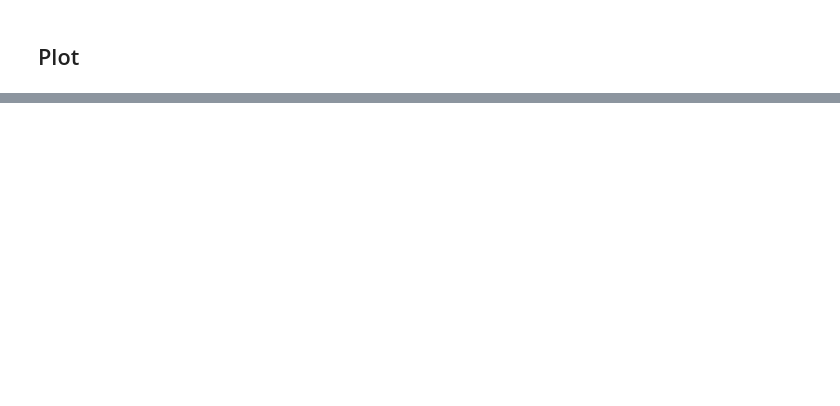
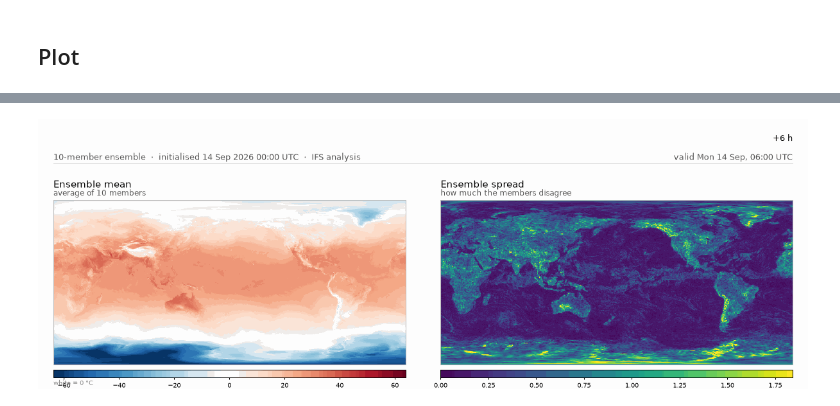
Before and after one commit to EmmaScharfmann/weather-benchmark, a Jupyter notebook: ensemble_explorer.ipynb, the cells around one changed output, grey strips where cells are left out. Cells and saved outputs as stored; diff of their text form; code cells hidden in the pictures; blank space fills up the shorter version.

Commit message:
add ensemble models

```diff
--- a/ensemble_explorer.ipynb
+++ b/ensemble_explorer.ipynb
@@ -204,26 +238,93 @@ plt.tight_layout(); plt.show()
 # %%
 import io as _io
 import imageio.v3 as iio
+import matplotlib as mpl
+from IPython.display import Image, display
+import io as _io
+import imageio.v3 as iio
+import matplotlib as mpl
 from IPython.display import Image, display
 
+TO_C = VARIABLE in ("t2m", "d2m", "skt", "stl1", "stl2")
+VAR_LABEL = {
+    "t2m": "2 m temperature", "d2m": "2 m dewpoint", "skt": "skin temperature",
+    "msl": "mean sea level pressure", "u10m": "10 m U wind", "v10m": "10 m V wind",
+}.get(VARIABLE, VARIABLE)
+
+mean_all = fc.mean(dim=ENS)
+if TO_C:
+    mean_all = mean_all - 273.15
+
+lim = float(np.nanpercentile(np.abs(mean_all.values), 99))
+norm = mpl.colors.TwoSlopeNorm(vmin=-lim, vcenter=0.0, vmax=lim)
 sp_max = float(fc.std(dim=ENS, ddof=1).quantile(0.99))
-v0, v1 = float(fc.quantile(0.02)), float(fc.quantile(0.98))
+unit = "°C" if TO_C else ""
+n_mem = fc.sizes[ENS]
+init_label = pd.Timestamp(INIT_TIME).strftime("%d %b %Y %H:%M UTC")
+
 frames = []
-
 for i in range(fc.sizes["valid_time"]):
     s = fc.isel(valid_time=i)
-    fig, axes = plt.subplots(1, 2, figsize=(11, 3.1), dpi=100)
-    axes[0].pcolormesh(s["longitude"], s["latitude"], s.mean(dim=ENS).values,
-                       cmap="RdYlBu_r", vmin=v0, vmax=v1, shading="auto")
-    axes[0].set_title(f"ensemble mean — +{lead_h[i]} h", fontsize=10)
-    axes[1].pcolormesh(s["longitude"], s["latitude"], s.std(dim=ENS, ddof=1).values,
-                       cmap="viridis", vmin=0, vmax=sp_max, shading="auto")
-    axes[1].set_title(f"spread — +{lead_h[i]} h", fontsize=10)
-    for ax in axes: ax.set_xticks([]); ax.set_yticks([])
-    plt.tight_layout()
-    buf = _io.BytesIO(); fig.savefig(buf, format="png"); plt.close(fig)
-    buf.seek(0); frames.append(iio.imread(buf))
+    m = s.mean(dim=ENS)
+    if TO_C:
+        m = m - 273.15
+    spread = s.std(dim=ENS, ddof=1)
+    valid = pd.Timestamp(fc["valid_time"].values[i]).strftime("%a %d %b, %H:%M UTC")
 
-gif_path = f"../outputs/{MODEL}_{VARIABLE}_{slug}_ensemble_ifs.gif"
+    # Fixed canvas, explicit margins: every frame is byte-for-byte the same
+    # size, which is what stops the GIF jittering. Header text lives INSIDE
+    # the canvas (y < 1), not above it.
+    fig = plt.figure(figsize=(12, 4.2), dpi=100)
+    fig.subplots_adjust(left=0.02, right=0.98, top=0.70, bottom=0.04, wspace=0.10)
+    ax0 = fig.add_subplot(1, 2, 1)
+    ax1 = fig.add_subplot(1, 2, 2)
+
+    im0 = ax0.pcolormesh(s["longitude"], s["latitude"], m.values,
+                         cmap="RdBu_r", norm=norm, shading="auto")
+    im1 = ax1.pcolormesh(s["longitude"], s["latitude"], spread.values,
+                         cmap="viridis", vmin=0, vmax=sp_max, shading="auto")
+
+    for ax, im, title, sub, clabel in [
+        (ax0, im0, "Ensemble mean", f"average of {n_mem} members",
+         f"{VAR_LABEL}  [{unit}]" if unit else VAR_LABEL),
+        (ax1, im1, "Ensemble spread", "how much the members disagree",
+         f"standard deviation  [{unit}]" if unit else "standard deviation"),
+    ]:
+        ax.set_xticks([]); ax.set_yticks([])
+        for sp in ax.spines.values():
+            sp.set_edgecolor("#bbbbbb")
+        ax.set_title(title, fontsize=11, pad=14, loc="left")
+        ax.text(0, 1.015, sub, transform=ax.transAxes,
+                fontsize=8.5, color="#555555", va="bottom")
+        cb = fig.colorbar(im, ax=ax, orientation="horizontal",
+                          fraction=0.048, pad=0.03, aspect=45)
+        cb.set_label(clabel, fontsize=8.5)
+        cb.ax.tick_params(labelsize=7.5, length=2)
+
+    # --- header, drawn in figure coordinates inside the canvas ---
+
+    fig.text(0.02, 0.875,
+             f"{n_mem}-member ensemble  ·  initialised {init_label}  ·  "
+             f"IFS analysis",
+             fontsize=9, color="#555555", va="top")
+    fig.text(0.98, 0.945, f"+{lead_h[i]} h", fontsize=9, weight="medium",
+             ha="right", va="top")
+    fig.text(0.98, 0.875, f"valid {valid}", fontsize=9, color="#555555",
+             ha="right", va="top")
+    fig.add_artist(mpl.lines.Line2D([0.02, 0.98], [0.835, 0.835],
+                                    color="#dddddd", lw=0.8))
+    if unit:
+        fig.text(0.02, 0.015, "white = 0 °C", fontsize=7.5, color="#888888")
+
+    buf = _io.BytesIO()
+    fig.savefig(buf, format="png")      # no bbox_inches -> constant frame size
+    plt.close(fig); buf.seek(0)
+    frames.append(iio.imread(buf))
+
+sizes = {f.shape for f in frames}
+print(f"{len(frames)} frames, sizes: {sizes}  (one entry = no jitter)")
+
+gif_path = f"../weather-benchmark/outputs/{MODEL}_{VARIABLE}_{slug}_ensemble_ifs.gif"
 iio.imwrite(gif_path, frames, duration=600, loop=0)
 display(Image(filename=gif_path))
+# %% [output]
@@ -230,3 +332,4 @@ display(Image(filename=gif_path))
+[figure, added]
 # %%
 sub = dict(latitude=slice(None, None, 4), longitude=slice(None, None, 4))
 f_s, t_s = fc.isel(**sub), truth.isel(**sub)
```
Also changed, not shown: parts of 12 cells of this notebook, 8 other files.
